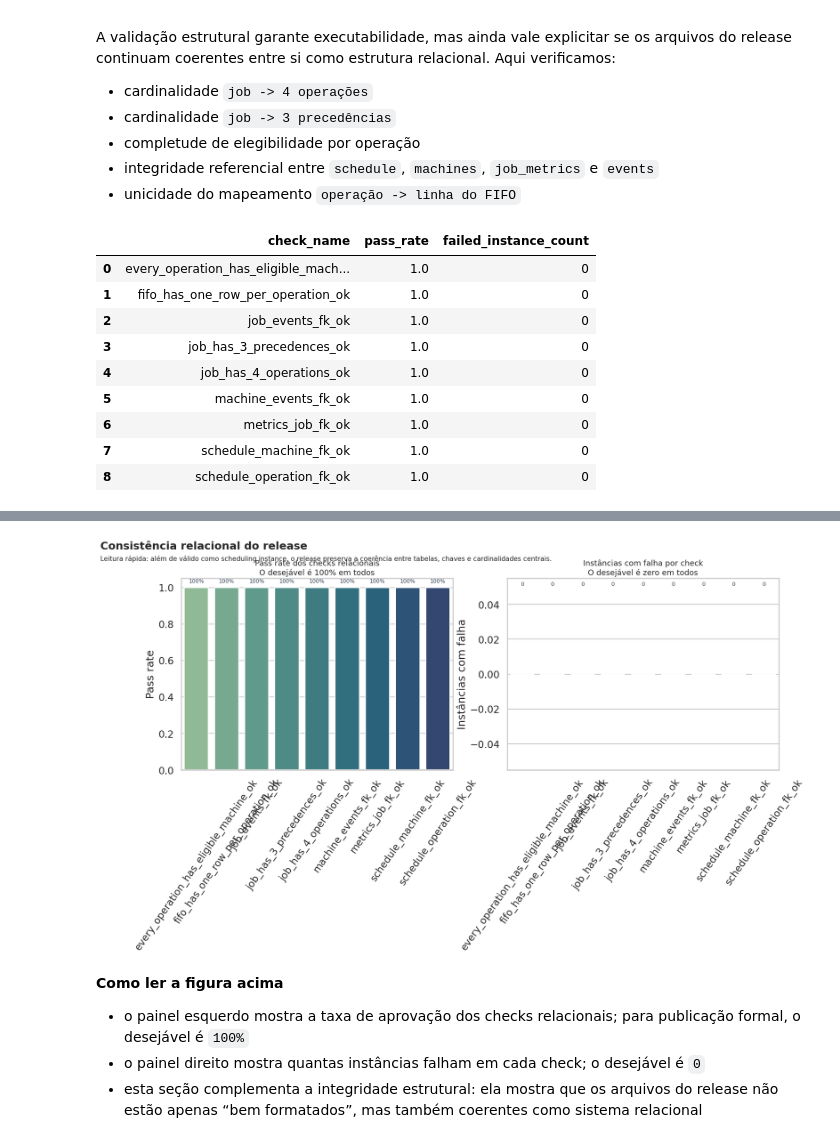
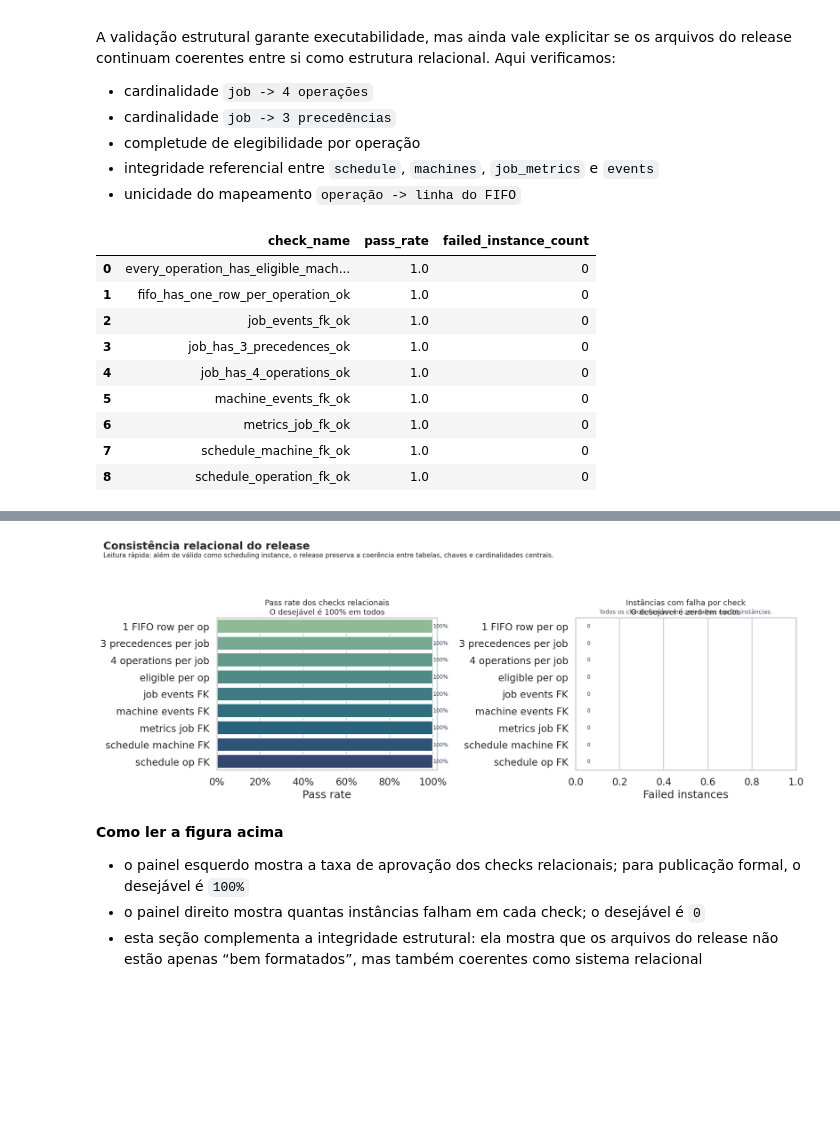
Before and after one commit to PequiFlux/agro_yard_dfjsp_benchmark_go, a Jupyter notebook: output/jupyter-notebook/instance-validation-and-exploratory-analysis.ipynb, the cells around one changed output, grey strips where cells are left out. Saved outputs shown, nothing was run; the diff lists cells and outputs as text; code cells hidden in the pictures; blank space fills up the shorter version.

Commit message:
Improve notebook figure readability and sync outputs

```diff
--- a/output/jupyter-notebook/instance-validation-and-exploratory-analysis.ipynb
+++ b/output/jupyter-notebook/instance-validation-and-exploratory-analysis.ipynb
@@ -717,100 +717,126 @@ relational_consistency_report, relational_consistency_summary = build_relational
 display(relational_consistency_summary)
 display(relational_consistency_report.sort_values(["scale_code", "regime_code", "instance_id"]))
 
-fig, axes = plt.subplots(1, 2, figsize=(18, 5.8))
+relational_label_map = {
+    "every_operation_has_eligible_machine_ok": "eligible per op",
+    "fifo_has_one_row_per_operation_ok": "1 FIFO row per op",
+    "job_has_3_precedences_ok": "3 precedences per job",
+    "job_has_4_operations_ok": "4 operations per job",
+    "job_events_fk_ok": "job events FK",
+    "machine_events_fk_ok": "machine events FK",
+    "metrics_job_fk_ok": "metrics job FK",
+    "schedule_machine_fk_ok": "schedule machine FK",
+    "schedule_operation_fk_ok": "schedule op FK",
+}
+relational_plot = relational_consistency_summary.copy()
+relational_plot["check_label"] = relational_plot["check_name"].map(relational_label_map).fillna(relational_plot["check_name"])
+relational_plot = relational_plot.sort_values(["failed_instance_count", "check_label"], ascending=[False, True]).reset_index(drop=True)
+
+fig, axes = plt.subplots(1, 2, figsize=(17, 6.4))
 sns.barplot(
-    data=relational_consistency_summary,
-    x="check_name",
-    y="pass_rate",
-    hue="check_name",
+    data=relational_plot,
+    y="check_label",
+    x="pass_rate",
+    hue="check_label",
     dodge=False,
     legend=False,
     palette="crest",
     ax=axes[0],
 )
-axes[0].set_ylim(0, 1.05)
+axes[0].set_xlim(0, 1.02)
 axes[0].set_title("Pass rate dos checks relacionais\nO desejável é 100% em todos", fontsize=13)
-axes[0].set_xlabel("")
-axes[0].set_ylabel("Pass rate")
-axes[0].tick_params(axis="x", rotation=55)
-for patch, value in zip(axes[0].patches, relational_consistency_summary["pass_rate"]):
+axes[0].set_xlabel("Pass rate")
+axes[0].set_ylabel("")
+axes[0].xaxis.set_major_formatter(matplotlib.ticker.PercentFormatter(xmax=1.0))
+for patch, value in zip(axes[0].patches, relational_plot["pass_rate"]):
     axes[0].text(
-        patch.get_x() + patch.get_width() / 2,
-        value + 0.02,
+        min(value + 0.015, 1.0),
+        patch.get_y() + patch.get_height() / 2,
         f"{value:.0%}",
-        ha="center",
-        va="bottom",
+        ha="left",
+        va="center",
         fontsize=9,
         color="#334155",
     )
 
 sns.barplot(
-    data=relational_consistency_summary,
-    x="check_name",
-    y="failed_instance_count",
-    hue="check_name",
+    data=relational_plot,
+    y="check_label",
+    x="failed_instance_count",
+    hue="check_label",
     dodge=False,
     legend=False,
     palette="flare",
     ax=axes[1],
 )
 axes[1].set_title("Instâncias com falha por check\nO desejável é zero em todos", fontsize=13)
-axes[1].set_xlabel("")
-axes[1].set_ylabel("Instâncias com falha")
-axes[1].tick_params(axis="x", rotation=55)
-for patch, value in zip(axes[1].patches, relational_consistency_summary["failed_instance_count"]):
+axes[1].set_xlabel("Failed instances")
+axes[1].set_ylabel("")
+axes[1].set_xlim(0, max(1.0, float(relational_plot["failed_instance_count"].max()) + 0.75))
+for patch, value in zip(axes[1].patches, relational_plot["failed_instance_count"]):
     axes[1].text(
-        patch.get_x() + patch.get_width() / 2,
         value + 0.05,
+        patch.get_y() + patch.get_height() / 2,
         f"{int(value)}",
-        ha="center",
-        va="bottom",
+        ha="left",
+        va="center",
         fontsize=9,
         color="#334155",
     )
+if relational_plot["failed_instance_count"].sum() == 0:
+    axes[1].text(
+        0.5,
+        1.02,
+        "Todos os checks ficaram em zero falhas nas 36 instâncias.",
+        transform=axes[1].transAxes,
+        ha="center",
+        va="bottom",
+        fontsize=10,
+        color="#475569",
+    )
 
-fig.suptitle("Consistência relacional do release", x=0.02, y=1.03, ha="left", fontsize=18, fontweight="bold")
+fig.suptitle("Consistência relacional do release", x=0.02, y=0.99, ha="left", fontsize=18, fontweight="bold")
 fig.text(
     0.02,
-    0.95,
+    0.93,
     "Leitura rápida: além de válido como scheduling instance, o release preserva a coerência entre tabelas, chaves e cardinalidades centrais.",
     fontsize=11,
 )
-fig.tight_layout(rect=(0, 0, 1, 0.92))
+fig.tight_layout(rect=(0, 0, 1, 0.9))
 fig.savefig(ARTIFACT_DIR / "relational_consistency_overview.png", dpi=160, bbox_inches="tight")
 plt.show()
 
 relational_consistency_report.to_csv(ARTIFACT_DIR / "relational_consistency_report.csv", index=False)
 relational_consistency_summary.to_csv(ARTIFACT_DIR / "relational_consistency_summary.csv", index=False)
 # %% [output]
 |  | check_name | pass_rate | failed_instance_count |
 | 0 | every_operation_has_eligible_mach... | 1.0 | 0 |
 | 1 | fifo_has_one_row_per_operation_ok | 1.0 | 0 |
 | 2 | job_events_fk_ok | 1.0 | 0 |
 | 3 | job_has_3_precedences_ok | 1.0 | 0 |
 | 4 | job_has_4_operations_ok | 1.0 | 0 |
 | 5 | machine_events_fk_ok | 1.0 | 0 |
 | 6 | metrics_job_fk_ok | 1.0 | 0 |
 | 7 | schedule_machine_fk_ok | 1.0 | 0 |
 | 8 | schedule_operation_fk_ok | 1.0 | 0 |
 |  | instance_id | job_has_4_operations_ok | job_has_3_precedences_ok | every_operation_has_eligible_mach... | fifo_has_one_row_per_operation_ok | ... |
 | 0 | GO_L_BALANCED_01 | True | True | True | True | ... |
 | 1 | GO_L_BALANCED_02 | True | True | True | True | ... |
 | 2 | GO_L_BALANCED_03 | True | True | True | True | ... |
 | 3 | GO_L_DISRUPTED_01 | True | True | True | True | ... |
 | 4 | GO_L_DISRUPTED_02 | True | True | True | True | ... |
 | 5 | GO_L_DISRUPTED_03 | True | True | True | True | ... |
 | 6 | GO_L_PEAK_01 | True | True | True | True | ... |
 | 7 | GO_L_PEAK_02 | True | True | True | True | ... |
 | 8 | GO_L_PEAK_03 | True | True | True | True | ... |
 | 9 | GO_M_BALANCED_01 | True | True | True | True | ... |
 | ... | ... | ... | ... | ... | ... | ... |
 | 31 | GO_XS_DISRUPTED_02 | True | True | True | True | ... |
 | 32 | GO_XS_DISRUPTED_03 | True | True | True | True | ... |
 | 33 | GO_XS_PEAK_01 | True | True | True | True | ... |
 | 34 | GO_XS_PEAK_02 | True | True | True | True | ... |
 | 35 | GO_XS_PEAK_03 | True | True | True | True | ... |
-[figure, old version]
+[figure, new version]
 # %% [markdown]
 **Como ler a figura acima**
 
```
Also changed, not shown: parts of 3 cells of this notebook, 8 other files.
